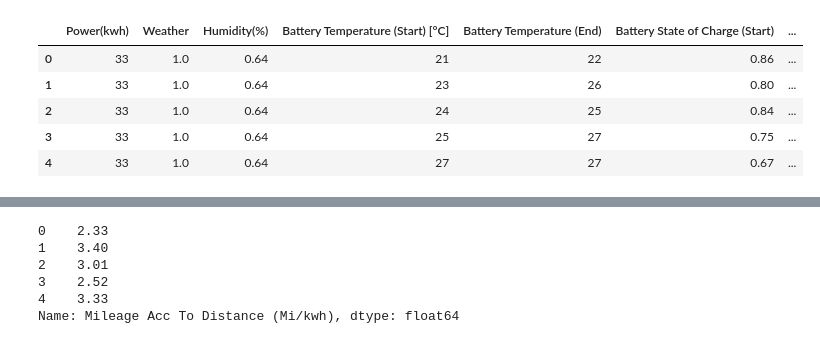
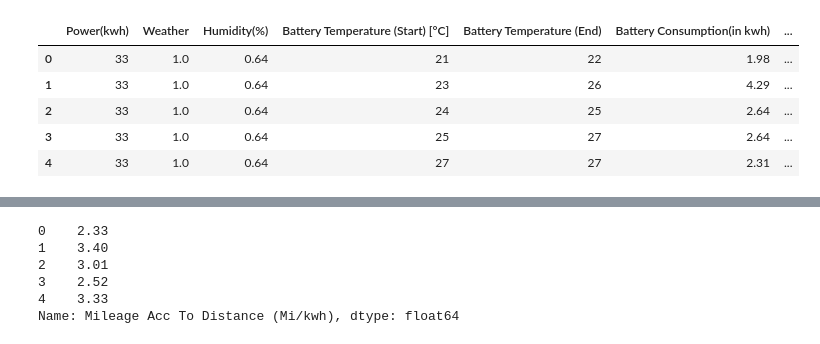
Before and after one commit to Vinayak04601/Battery_MileagePredcition, a Jupyter notebook: bmp.ipynb, the cells around one changed output, grey strips where cells are left out. Cells and saved outputs as stored; diff of their text form; code cells hidden in the pictures.

```diff
--- a/bmp.ipynb
+++ b/bmp.ipynb
@@ -16,11 +16,11 @@ df1.head()
 # %%
-df2 = df1.drop(['Manufacturer','Route/Area','Distance [km]','Version','Battery Consumption','Full battery Mileage(Mi/kwh)'],axis=1)
+df2 = df1.drop(['Manufacturer','Distance [km]','Battery Consumption','Full battery Mileage(Mi/kwh)','Version'],axis=1)
 df2.to_csv('final_datset.csv',index=False)
 df2.head()
 # %% [output]
-|  | Power(kwh) | Weather | Humidity(%) | Battery Temperature (Start) [°C] | Battery Temperature (End) | Battery State of Charge (Start) | ... |
-| 0 | 33 | 1.0 | 0.64 | 21 | 22 | 0.86 | ... |
-| 1 | 33 | 1.0 | 0.64 | 23 | 26 | 0.80 | ... |
-| 2 | 33 | 1.0 | 0.64 | 24 | 25 | 0.84 | ... |
-| 3 | 33 | 1.0 | 0.64 | 25 | 27 | 0.75 | ... |
-| 4 | 33 | 1.0 | 0.64 | 27 | 27 | 0.67 | ... |
+|  | Power(kwh) | Weather | Humidity(%) | Battery Temperature (Start) [°C] | Battery Temperature (End) | Battery Consumption(in kwh) | ... |
+| 0 | 33 | 1.0 | 0.64 | 21 | 22 | 1.98 | ... |
+| 1 | 33 | 1.0 | 0.64 | 23 | 26 | 4.29 | ... |
+| 2 | 33 | 1.0 | 0.64 | 24 | 25 | 2.64 | ... |
+| 3 | 33 | 1.0 | 0.64 | 25 | 27 | 2.64 | ... |
+| 4 | 33 | 1.0 | 0.64 | 27 | 27 | 2.31 | ... |
```
Also changed, not shown: parts of 12 cells of this notebook, 3 other files.
